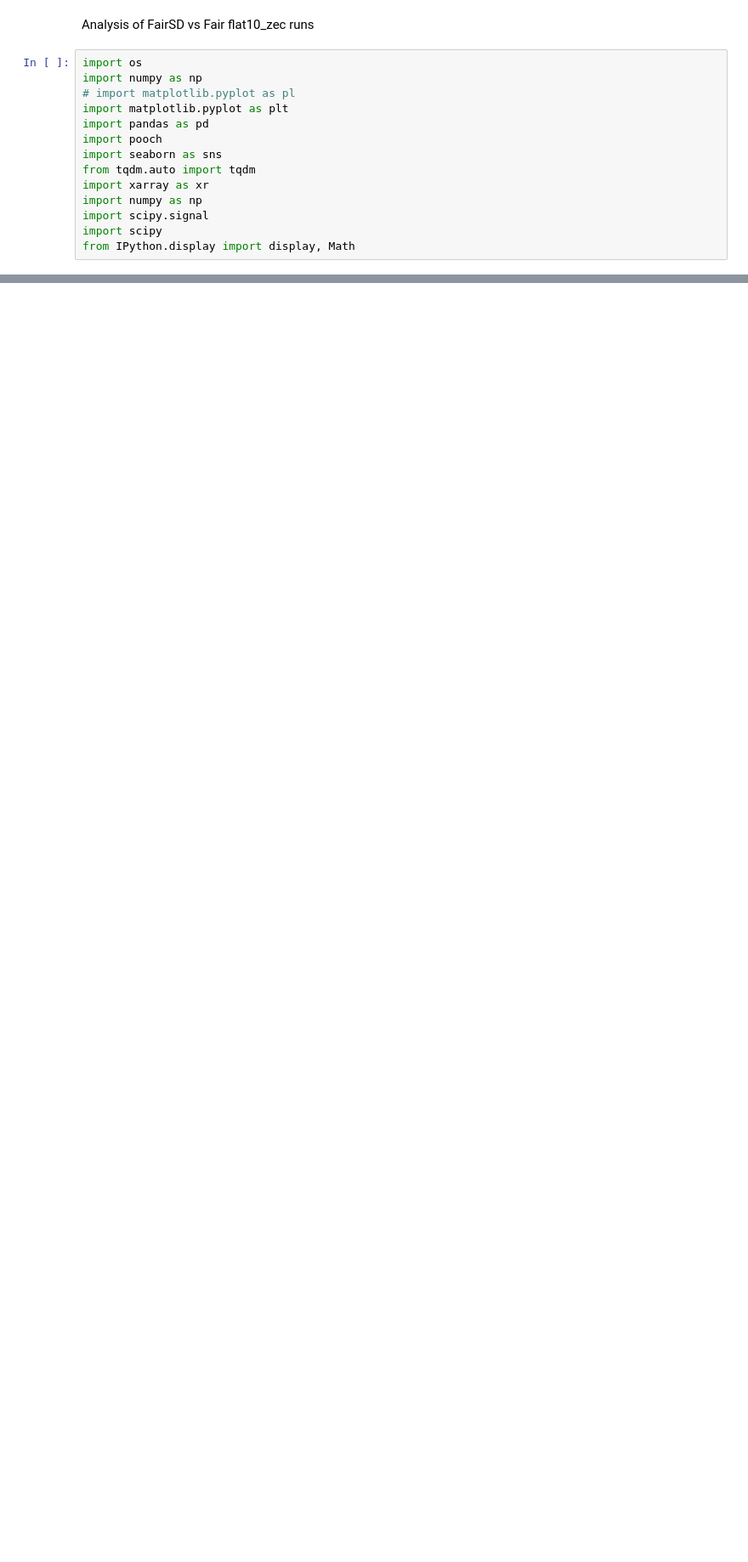
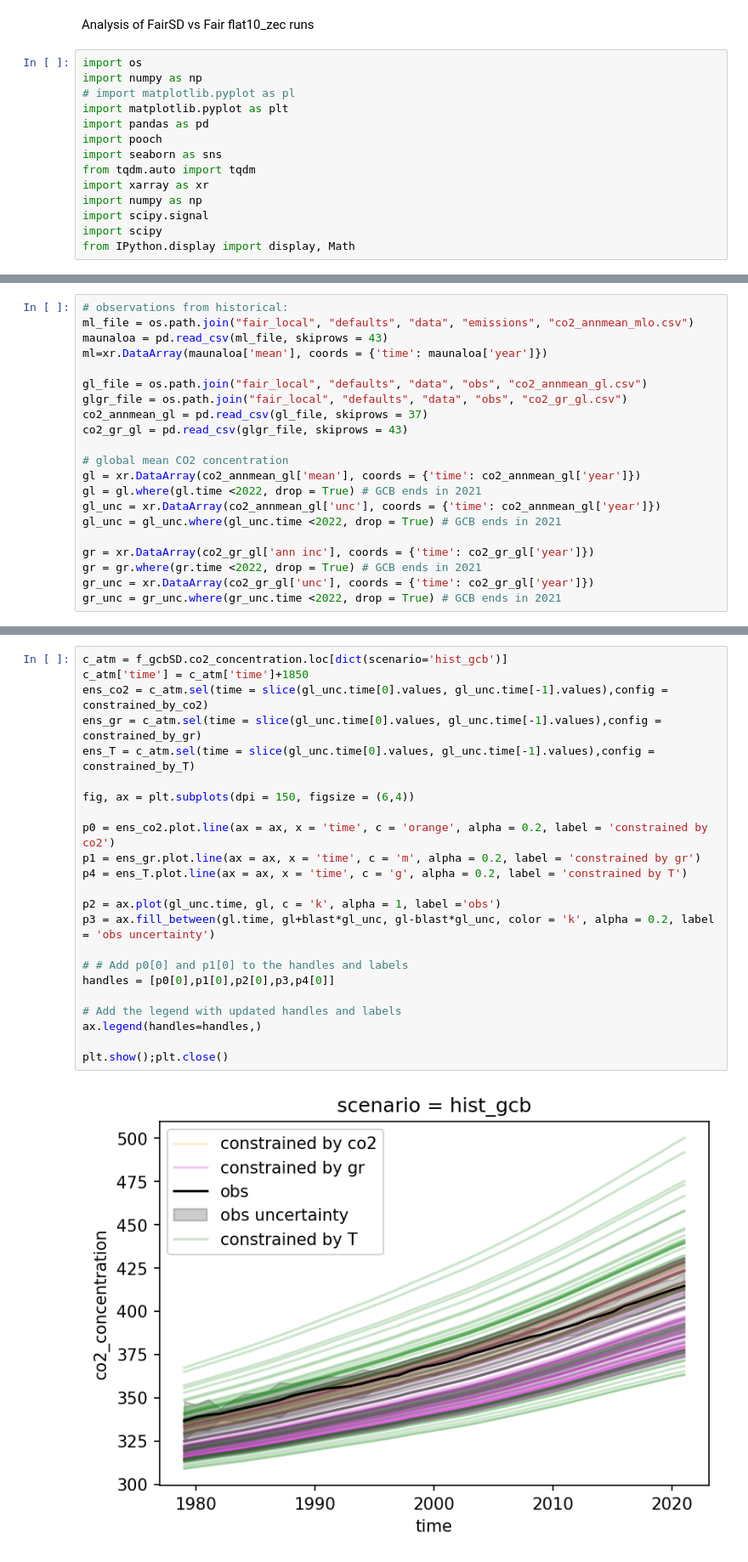
Before and after one commit to gretashum/fair_carbon, a Jupyter notebook: src/fairSD_analysis.ipynb, the cells around one changed output, grey strips where cells are left out. Shown at 85% size. Cells and saved outputs as stored; diff of their text form; blank space fills up the shorter version.

```diff
--- a/src/fairSD_analysis.ipynb
+++ b/src/fairSD_analysis.ipynb
@@ -16,0 +79,21 @@ from IPython.display import display, Math
+# %%
+# observations from historical:
+ml_file = os.path.join("fair_local", "defaults", "data", "emissions", "co2_annmean_mlo.csv")
+maunaloa = pd.read_csv(ml_file, skiprows = 43)
+ml=xr.DataArray(maunaloa['mean'], coords = {'time': maunaloa['year']})
+
+gl_file = os.path.join("fair_local", "defaults", "data", "obs", "co2_annmean_gl.csv")
+glgr_file = os.path.join("fair_local", "defaults", "data", "obs", "co2_gr_gl.csv")
+co2_annmean_gl = pd.read_csv(gl_file, skiprows = 37)
+co2_gr_gl = pd.read_csv(glgr_file, skiprows = 43)
+
+# global mean CO2 concentration
+gl = xr.DataArray(co2_annmean_gl['mean'], coords = {'time': co2_annmean_gl['year']})
+gl = gl.where(gl.time <2022, drop = True) # GCB ends in 2021
+gl_unc = xr.DataArray(co2_annmean_gl['unc'], coords = {'time': co2_annmean_gl['year']})
+gl_unc = gl_unc.where(gl_unc.time <2022, drop = True) # GCB ends in 2021
+
+gr = xr.DataArray(co2_gr_gl['ann inc'], coords = {'time': co2_gr_gl['year']})
+gr = gr.where(gr.time <2022, drop = True) # GCB ends in 2021
+gr_unc = xr.DataArray(co2_gr_gl['unc'], coords = {'time': co2_gr_gl['year']})
+gr_unc = gr_unc.where(gr_unc.time <2022, drop = True) # GCB ends in 2021
@@ -16,0 +216,25 @@ from IPython.display import display, Math
+# %%
+c_atm = f_gcbSD.co2_concentration.loc[dict(scenario='hist_gcb')]
+c_atm['time'] = c_atm['time']+1850
+ens_co2 = c_atm.sel(time = slice(gl_unc.time[0].values, gl_unc.time[-1].values),config = constrained_by_co2)
+ens_gr = c_atm.sel(time = slice(gl_unc.time[0].values, gl_unc.time[-1].values),config = constrained_by_gr)
+ens_T = c_atm.sel(time = slice(gl_unc.time[0].values, gl_unc.time[-1].values),config = constrained_by_T)
+
+fig, ax = plt.subplots(dpi = 150, figsize = (6,4))
+
+p0 = ens_co2.plot.line(ax = ax, x = 'time', c = 'orange', alpha = 0.2, label = 'constrained by co2')
+p1 = ens_gr.plot.line(ax = ax, x = 'time', c = 'm', alpha = 0.2, label = 'constrained by gr')
+p4 = ens_T.plot.line(ax = ax, x = 'time', c = 'g', alpha = 0.2, label = 'constrained by T')
+
+p2 = ax.plot(gl_unc.time, gl, c = 'k', alpha = 1, label ='obs')
+p3 = ax.fill_between(gl.time, gl+blast*gl_unc, gl-blast*gl_unc, color = 'k', alpha = 0.2, label = 'obs uncertainty')
+
+# # Add p0[0] and p1[0] to the handles and labels
+handles = [p0[0],p1[0],p2[0],p3,p4[0]]
+
+# Add the legend with updated handles and labels
+ax.legend(handles=handles,)
+
+plt.show();plt.close()
+# %% [output]
+[figure, added]
```
Also changed, not shown: parts of 24 cells of this notebook, 3 other files.
